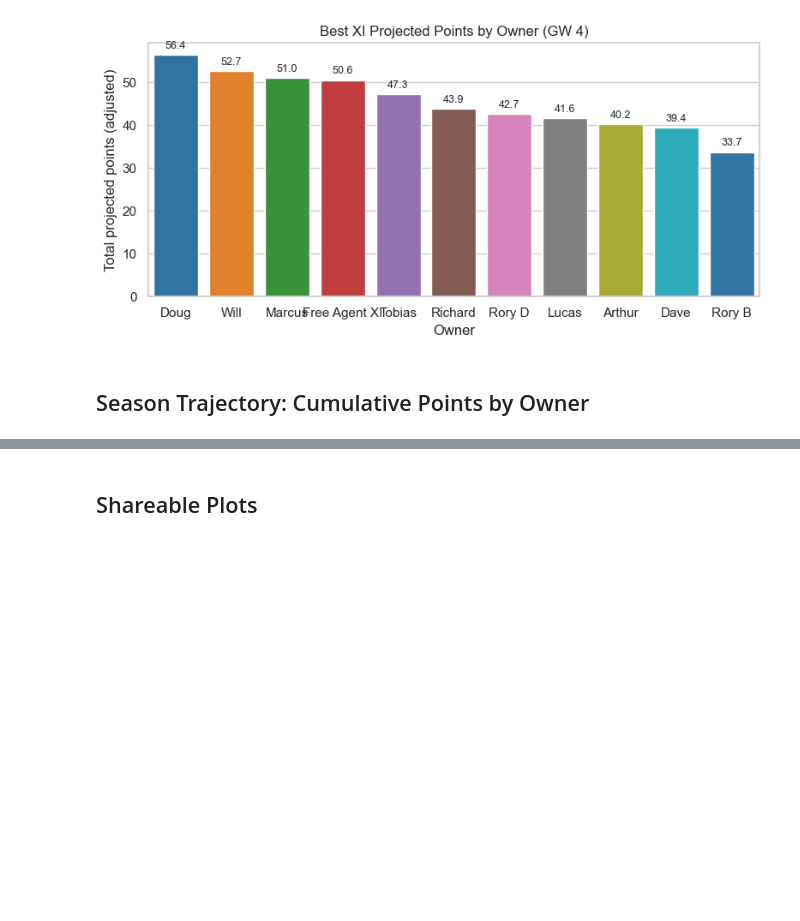
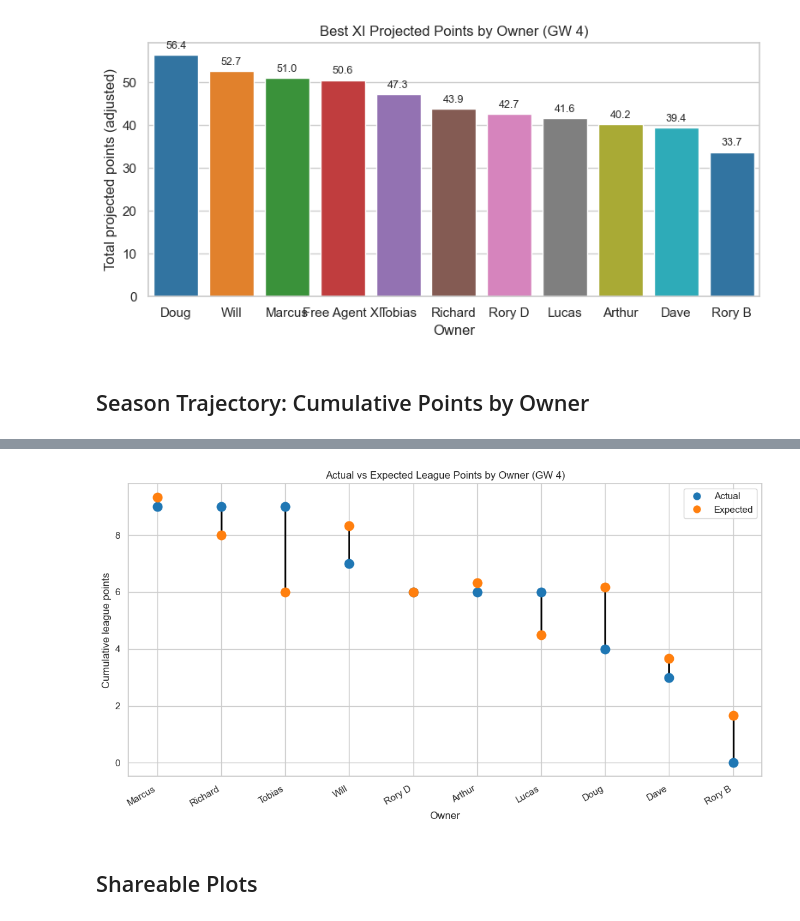
Before and after one commit to doug-ellis/draft_fpl_2627, a Jupyter notebook: transfer/outputs/picking_notebooks/gw4.ipynb, the cells around one changed output, grey strips where cells are left out. Cells and saved outputs as stored; diff of their text form; code cells hidden in the pictures; blank space fills up the shorter version.

```diff
--- a/transfer/outputs/picking_notebooks/gw4.ipynb
+++ b/transfer/outputs/picking_notebooks/gw4.ipynb
@@ -682,3 +725,42 @@ if EXPORT_FIGURES:
+# %%
+from matplotlib.lines import Line2D
+
+# One row per owner: their cumulative actual/expected league points as of the most
+# recent GW (current_gw, which may still be live/in-progress -- same convention as
+# the trajectory chart above). Ranked by actual league points, matching the real table.
+latest_lp = (
+    league_points_df.groupby('owner_name').tail(1)
+    .sort_values('cumulative_actual_league_points', ascending=False)
+    .reset_index(drop=True)
+)
+
+fig, ax = plt.subplots(figsize=(11, 6))
+x = range(len(latest_lp))
+
+for i, row in latest_lp.iterrows():
+    ax.plot([i, i], [row['cumulative_expected_league_points'], row['cumulative_actual_league_points']],
+            color='black', linewidth=2, zorder=1)
+
+ax.scatter(x, latest_lp['cumulative_actual_league_points'], color='tab:blue', s=110, zorder=2)
+ax.scatter(x, latest_lp['cumulative_expected_league_points'], color='tab:orange', s=110, zorder=2)
+
+ax.set_xticks(list(x))
+ax.set_xticklabels(latest_lp['owner_name'], rotation=30, ha='right')
+ax.set_title(f'Actual vs Expected League Points by Owner (GW {current_gw})')
+ax.set_xlabel('Owner')
+ax.set_ylabel('Cumulative league points')
+
+legend_elements = [
+    Line2D([0], [0], marker='o', color='w', markerfacecolor='tab:blue', markersize=10, label='Actual'),
+    Line2D([0], [0], marker='o', color='w', markerfacecolor='tab:orange', markersize=10, label='Expected'),
+]
+ax.legend(handles=legend_elements, loc='upper right')
+plt.tight_layout()
+
+if EXPORT_FIGURES:
+    fig.savefig(FIG_DIR / f'lollipop_expected_league_points_gw{current_gw}.png', dpi=200)
+# %% [output]
+[figure, added]
 # %% [markdown]
 ## Shareable Plots
 # %%
```
Also changed, not shown: parts of 12 cells of this notebook, 2 other files.
